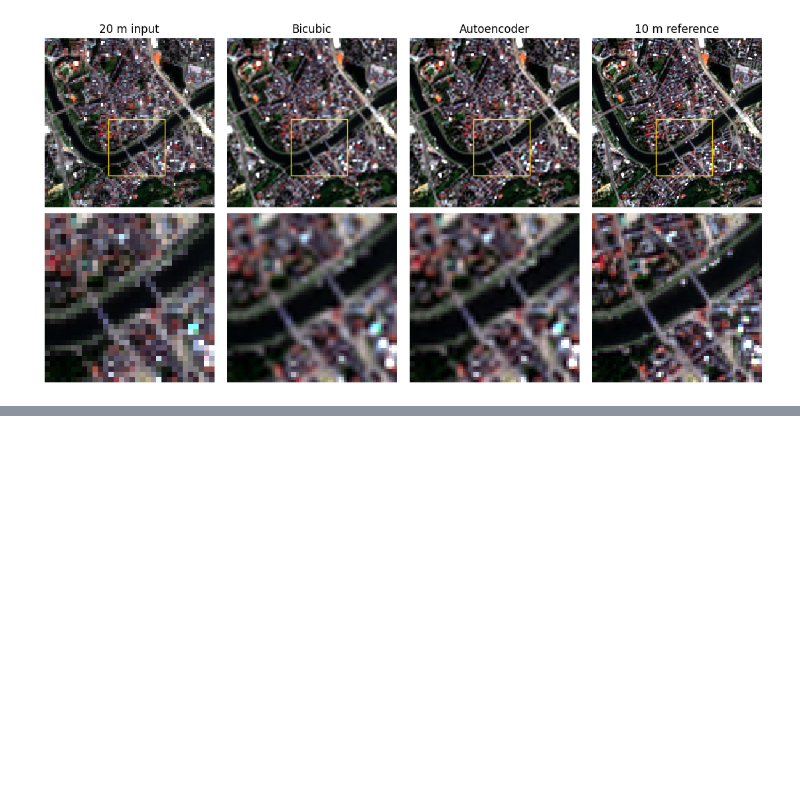
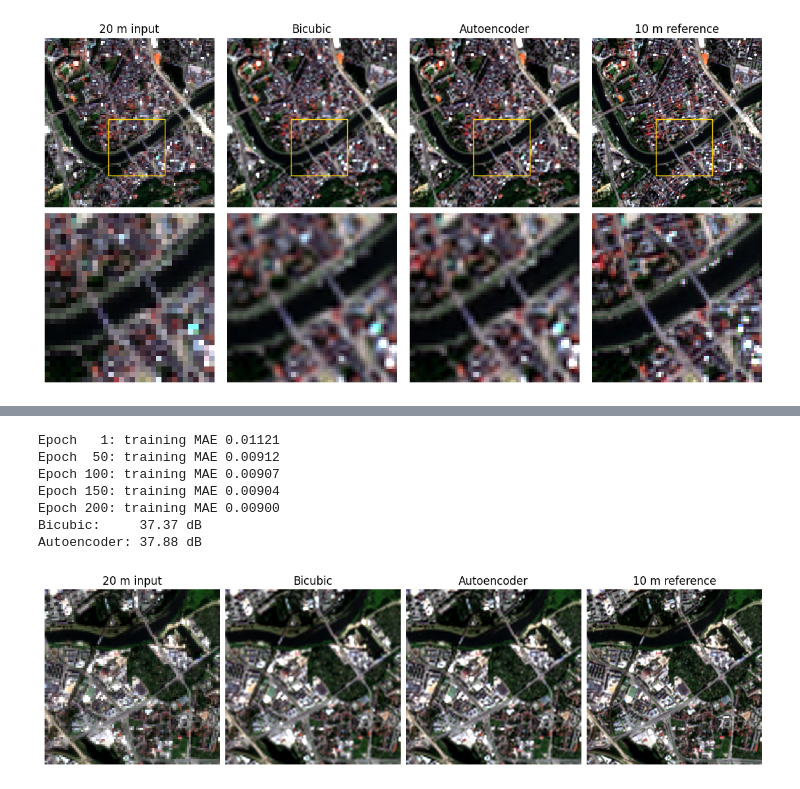
Before and after one commit to SzymonSkrzypczyk/MLForSpaceApplications, a Jupyter notebook: lab_5/lab5.ipynb, the cells around one changed output, grey strips where cells are left out. Cells and saved outputs as stored; diff of their text form; code cells hidden in the pictures; blank space fills up the shorter version.

```diff
--- a/lab_5/lab5.ipynb
+++ b/lab_5/lab5.ipynb
@@ -147,12 +154,11 @@ Training: 117 patches of 48 x 48
 Test: (96, 96) input to (192, 192) reference
 # %%
 model = Autoencoder()
-optimizer = torch.optim.Adam(model.parameters(), lr=0.001)
-n_epochs = 100
+optimizer = torch.optim.Adam(model.parameters(), lr=LEARNING_RATE)
 
-for epoch in range(1, n_epochs + 1):
+for epoch in range(1, EPOCHS + 1):
     total_loss = 0.0
-    for batch in torch.randperm(len(train_hr)).split(16):
+    for batch in torch.randperm(len(train_hr)).split(BATCH_SIZE):
         optimizer.zero_grad()
         loss = F.l1_loss(model(train_lr[batch]), train_hr[batch])
         loss.backward()
@@ -213,0 +226,46 @@ I'd start with more training patches from different cities and test on a city I
+# %%
+torch.manual_seed(SEED)
+extra_model = Autoencoder()
+extra_optimizer = torch.optim.Adam(extra_model.parameters(), lr=LEARNING_RATE)
+
+for epoch in range(1, EXTRA_EPOCHS + 1):
+    total_loss = 0.0
+    for batch in torch.randperm(len(train_hr)).split(BATCH_SIZE):
+        extra_optimizer.zero_grad()
+        loss = F.l1_loss(extra_model(train_lr[batch]), train_hr[batch])
+        loss.backward()
+        extra_optimizer.step()
+        total_loss += loss.item() * len(batch)
+    if epoch == 1 or epoch % 50 == 0:
+        print(f"Epoch {epoch:3d}: training MAE {total_loss / len(train_hr):.5f}")
+
+extra_reference = image[None, :, 480:672, 440:632]
+extra_lr = F.avg_pool2d(extra_reference, kernel_size=2)
+extra_model.eval()
+with torch.no_grad():
+    extra_prediction = extra_model(extra_lr).clamp(0, 1)
+extra_baseline = bicubic(extra_lr).clamp(0, 1)
+print(f"Bicubic:     {psnr(extra_baseline, extra_reference):.2f} dB")
+print(f"Autoencoder: {psnr(extra_prediction, extra_reference):.2f} dB")
+
+extra_views = {
+    "20 m input": F.interpolate(extra_lr, scale_factor=2, mode="nearest"),
+    "Bicubic": extra_baseline,
+    "Autoencoder": extra_prediction,
+    "10 m reference": extra_reference,
+}
+fig, axes = plt.subplots(1, 4, figsize=(11, 3), layout="constrained")
+for ax, (title, pixels) in zip(axes, extra_views.items()):
+    ax.imshow(display_rgb(pixels, lo, hi))
+    ax.set_title(title)
+    ax.axis("off")
+plt.show()
+# %% [output]
+Epoch   1: training MAE 0.01121
+Epoch  50: training MAE 0.00912
+Epoch 100: training MAE 0.00907
+Epoch 150: training MAE 0.00904
+Epoch 200: training MAE 0.00900
+Bicubic:     37.37 dB
+Autoencoder: 37.88 dB
+[figure, added]
```
Also changed, not shown: parts of 11 cells of this notebook.
